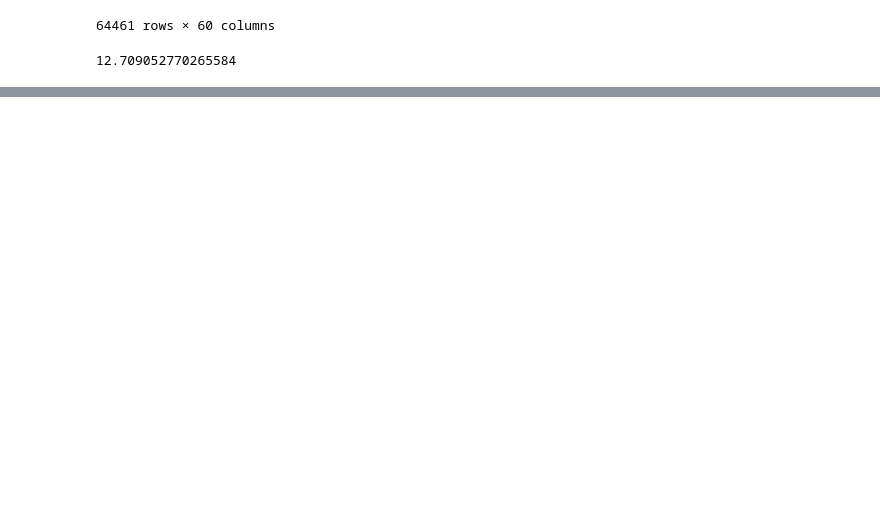
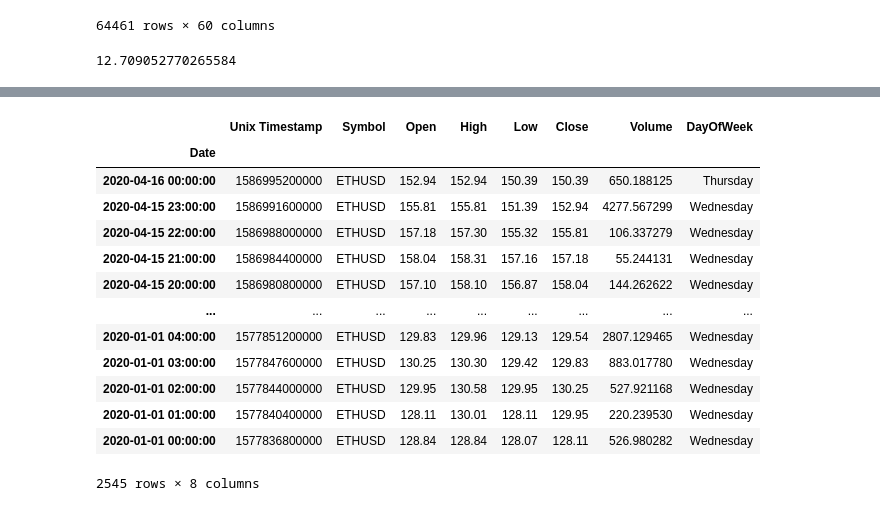
Before and after one commit to yonycherkos/data_analysis, a Jupyter notebook: pandas/Pandas Tutorials.ipynb, the cells around one changed output, grey strips where cells are left out. Drawn from its saved outputs; the diff is of its cells as text; code cells hidden in the pictures; blank space fills up the shorter version.

```diff
--- a/pandas/Pandas Tutorials.ipynb
+++ b/pandas/Pandas Tutorials.ipynb
@@ -626,0 +713,17 @@ df["YearsCode"].astype(float).mean()
+# %%
+df.loc["2020"]
+# %% [output]
+|  | Unix Timestamp | Symbol | Open | High | Low | Close | Volume | DayOfWeek |
+| Date |  |  |  |  |  |  |  |  |
+| 2020-04-16 00:00:00 | 1586995200000 | ETHUSD | 152.94 | 152.94 | 150.39 | 150.39 | 650.188125 | Thursday |
+| 2020-04-15 23:00:00 | 1586991600000 | ETHUSD | 155.81 | 155.81 | 151.39 | 152.94 | 4277.567299 | Wednesday |
+| 2020-04-15 22:00:00 | 1586988000000 | ETHUSD | 157.18 | 157.30 | 155.32 | 155.81 | 106.337279 | Wednesday |
+| 2020-04-15 21:00:00 | 1586984400000 | ETHUSD | 158.04 | 158.31 | 157.16 | 157.18 | 55.244131 | Wednesday |
+| 2020-04-15 20:00:00 | 1586980800000 | ETHUSD | 157.10 | 158.10 | 156.87 | 158.04 | 144.262622 | Wednesday |
+| ... | ... | ... | ... | ... | ... | ... | ... | ... |
+| 2020-01-01 04:00:00 | 1577851200000 | ETHUSD | 129.83 | 129.96 | 129.13 | 129.54 | 2807.129465 | Wednesday |
+| 2020-01-01 03:00:00 | 1577847600000 | ETHUSD | 130.25 | 130.30 | 129.42 | 129.83 | 883.017780 | Wednesday |
+| 2020-01-01 02:00:00 | 1577844000000 | ETHUSD | 129.95 | 130.58 | 129.95 | 130.25 | 527.921168 | Wednesday |
+| 2020-01-01 01:00:00 | 1577840400000 | ETHUSD | 128.11 | 130.01 | 128.11 | 129.95 | 220.239530 | Wednesday |
+| 2020-01-01 00:00:00 | 1577836800000 | ETHUSD | 128.84 | 128.84 | 128.07 | 128.11 | 526.980282 | Wednesday |
+2545 rows × 8 columns
```
Also changed, not shown: parts of 29 cells of this notebook, 1 other file.
